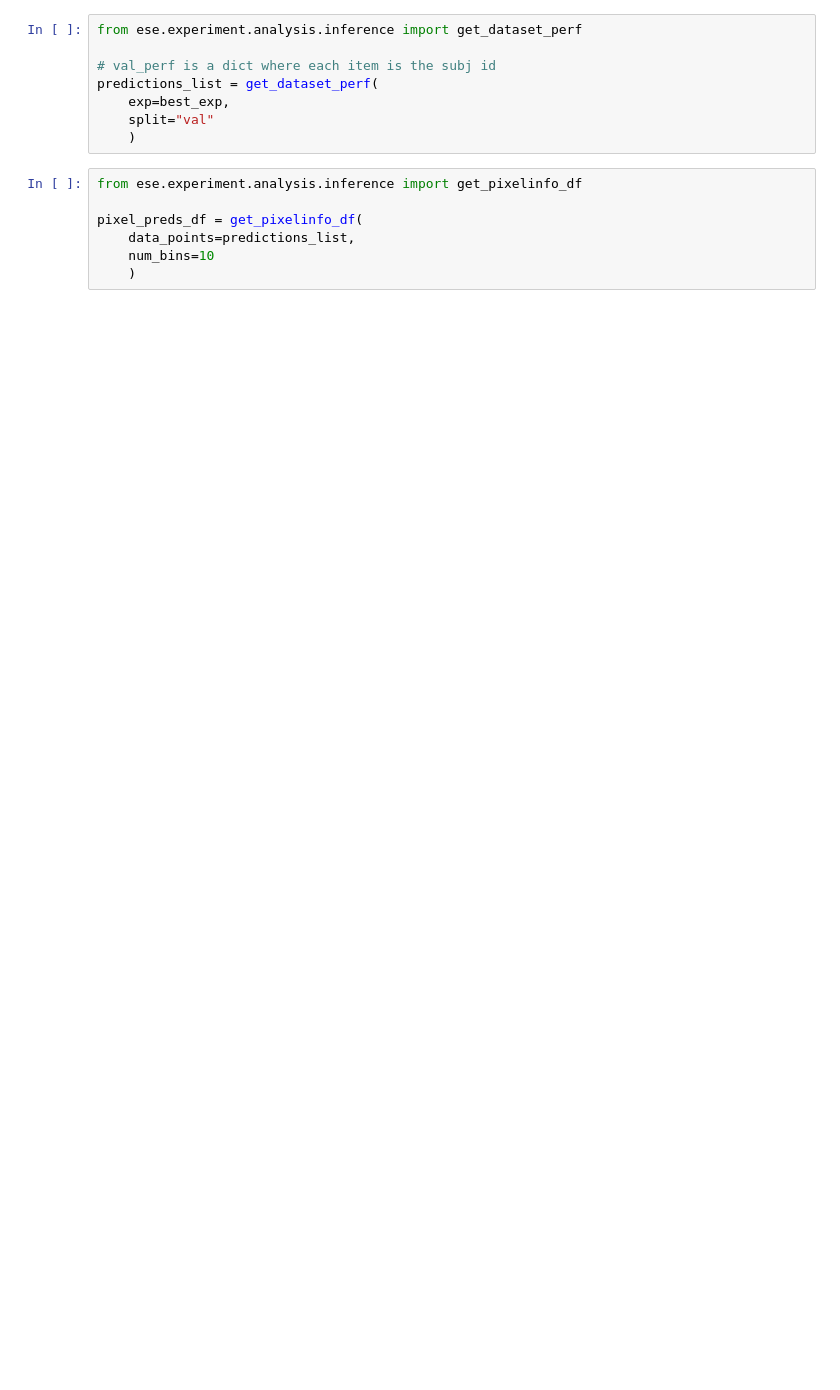
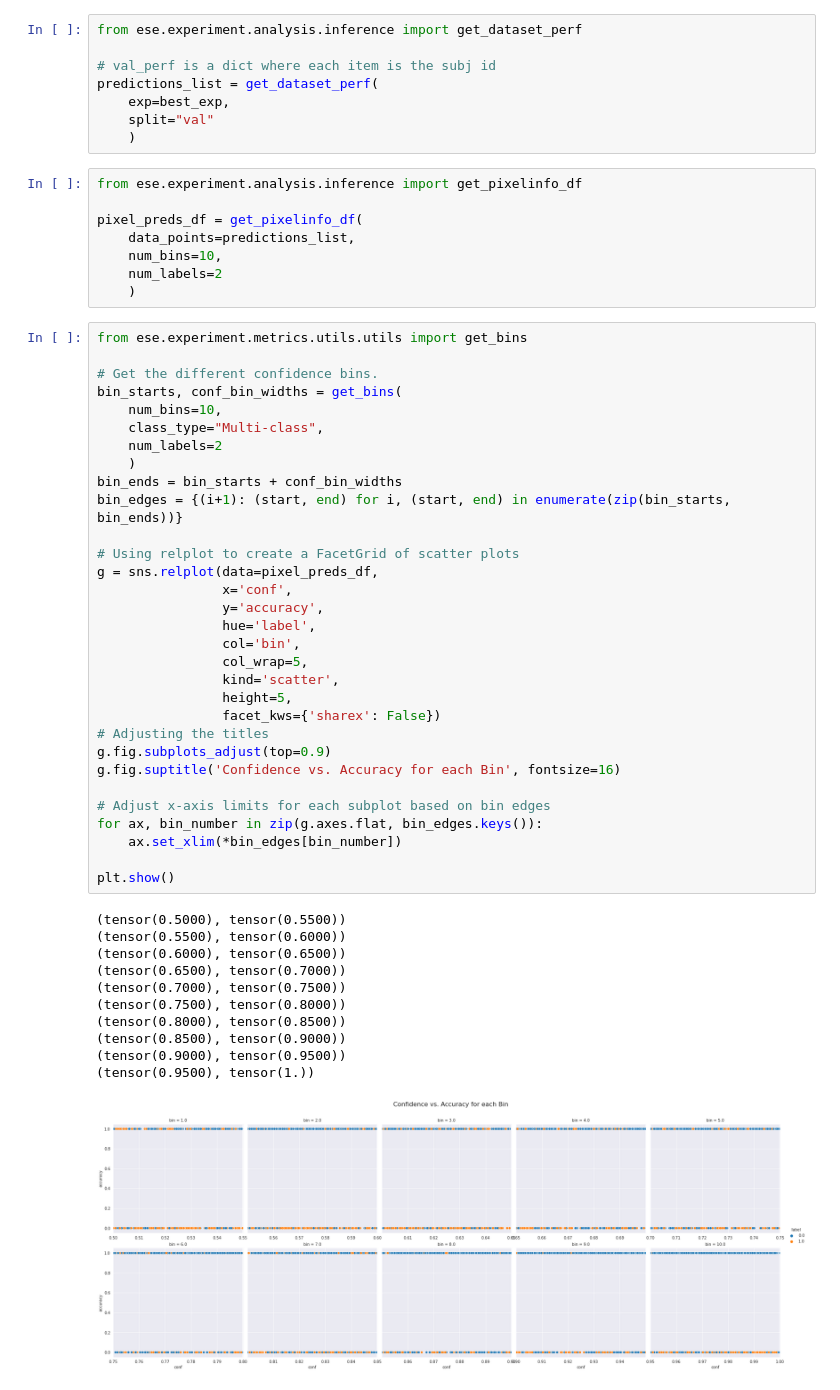
Before and after one commit to VictorButoi/ESE, a Jupyter notebook: notebooks/err_analysis/Viz_Err_WMH.ipynb, the cells around one changed output. Saved outputs shown, nothing was run; the diff lists cells and outputs as text; blank space fills up the shorter version.

Commit message:
finally almost have the first plot looking nice

```diff
--- a/notebooks/err_analysis/Viz_Err_WMH.ipynb
+++ b/notebooks/err_analysis/Viz_Err_WMH.ipynb
@@ -57,5 +59,49 @@ from ese.experiment.analysis.inference import get_pixelinfo_df
 
 pixel_preds_df = get_pixelinfo_df(
     data_points=predictions_list,
-    num_bins=10
+    num_bins=10,
+    num_labels=2
     )
+# %%
+from ese.experiment.metrics.utils.utils import get_bins
+
+# Get the different confidence bins.
+bin_starts, conf_bin_widths = get_bins(
+    num_bins=10,
+    class_type="Multi-class",
+    num_labels=2
+    )
+bin_ends = bin_starts + conf_bin_widths
+bin_edges = {(i+1): (start, end) for i, (start, end) in enumerate(zip(bin_starts, bin_ends))}
+
+# Using relplot to create a FacetGrid of scatter plots
+g = sns.relplot(data=pixel_preds_df,
+                x='conf',
+                y='accuracy',
+                hue='label',
+                col='bin',
+                col_wrap=5,
+                kind='scatter',
+                height=5,
+                facet_kws={'sharex': False})
+# Adjusting the titles
+g.fig.subplots_adjust(top=0.9)
+g.fig.suptitle('Confidence vs. Accuracy for each Bin', fontsize=16)
+
+# Adjust x-axis limits for each subplot based on bin edges
+for ax, bin_number in zip(g.axes.flat, bin_edges.keys()):
+    ax.set_xlim(*bin_edges[bin_number])
+
+plt.show()
+# %% [output]
+(tensor(0.5000), tensor(0.5500))
+(tensor(0.5500), tensor(0.6000))
+(tensor(0.6000), tensor(0.6500))
+(tensor(0.6500), tensor(0.7000))
+(tensor(0.7000), tensor(0.7500))
+(tensor(0.7500), tensor(0.8000))
+(tensor(0.8000), tensor(0.8500))
+(tensor(0.8500), tensor(0.9000))
+(tensor(0.9000), tensor(0.9500))
+(tensor(0.9500), tensor(1.))
+[figure, added]
```
Also changed, not shown: parts of 1 cell of this notebook, 2 other files.
